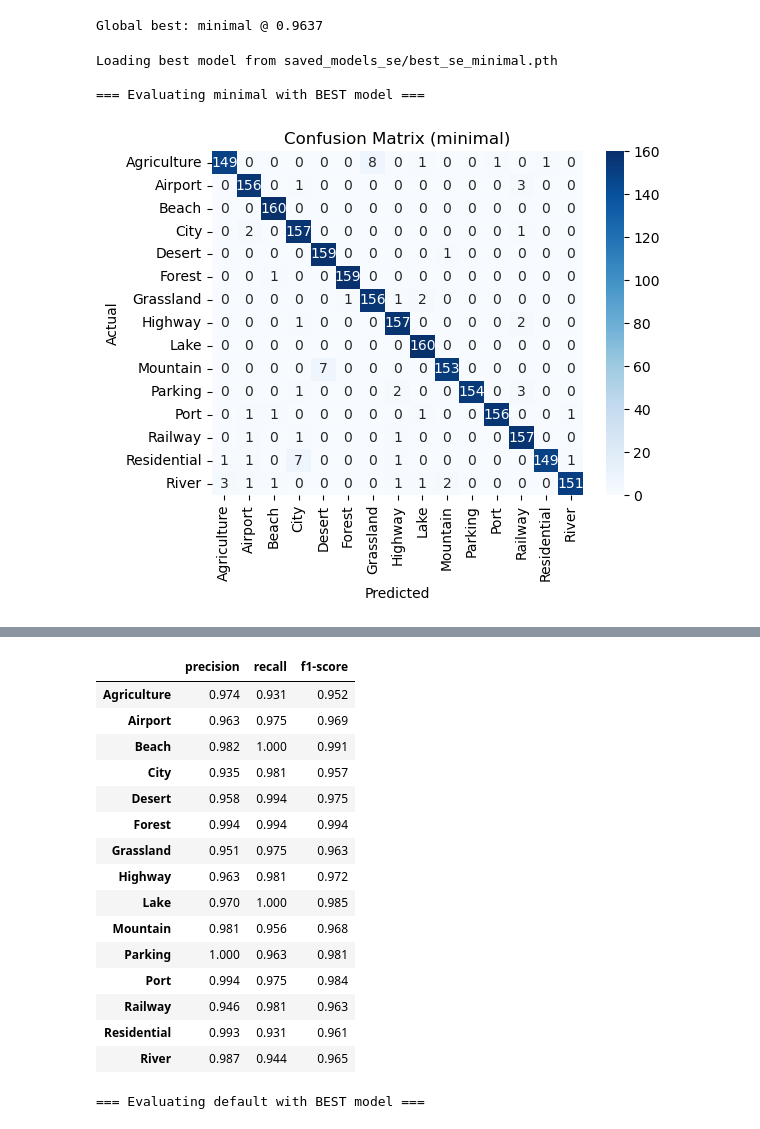
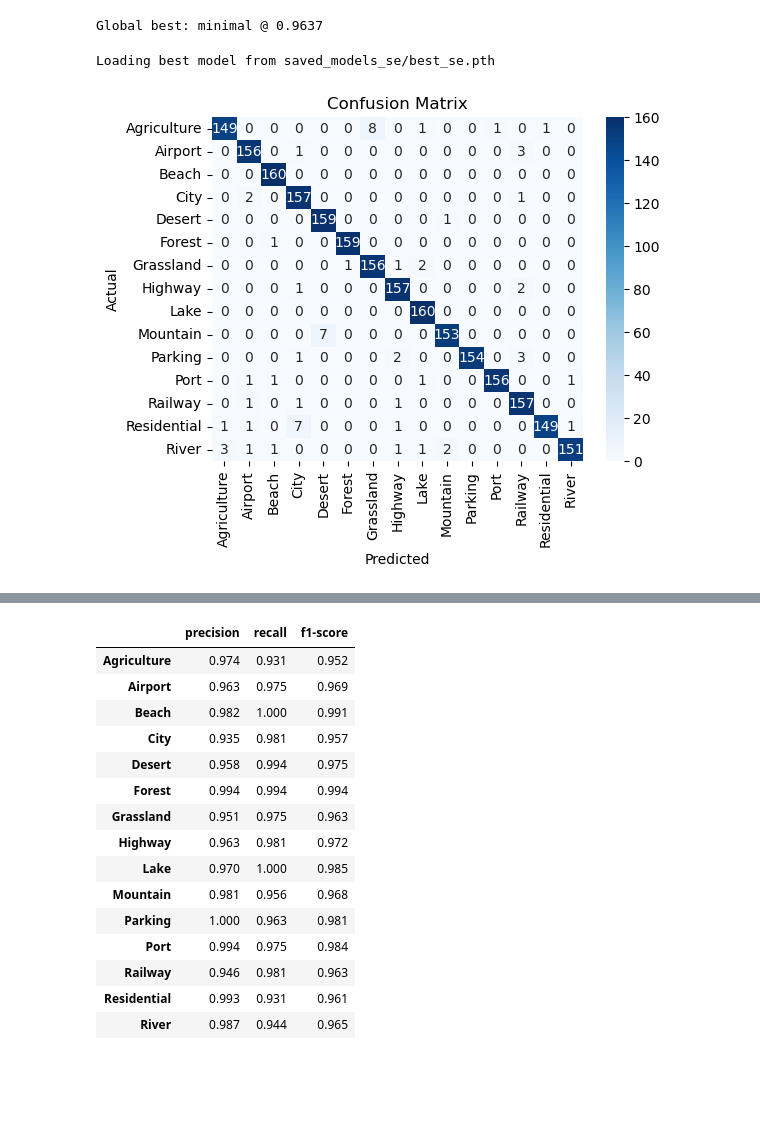
Before and after one commit to TobyZhang0/9517mango, a Jupyter notebook: DenseNet/DenseNet121_SE.ipynb, the cells around one changed output, grey strips where cells are left out. Cells and saved outputs as stored; diff of their text form; code cells hidden in the pictures; blank space fills up the shorter version.

```diff
--- a/DenseNet/DenseNet121_SE.ipynb
+++ b/DenseNet/DenseNet121_SE.ipynb
@@ -206,57 +206,42 @@ Epoch 10/10 | Loss: 32.2180 | Train Acc: 0.9553 | Val Acc: 0.9204 | Val Loss: 19
 Global best: minimal @ 0.9637
 # %%
 # Loading global best & three enhancement strategy predictions + visualization
-best_path = f"saved_models_se/best_se_{global_best_strategy}.pth"
+best_path = f"saved_models_se/best_se.pth"
 print("Loading best model from", best_path)
 
-results = []
-for strat in strategies:
-    print(f"\n=== Evaluating {strat} with BEST model ===")
-    _, _, test_loader, class_names = create_dataloaders(
-        root_dir=os.path.abspath(os.path.join("..","Aerial_Landscapes")),
-        batch_size=32, augmentation_strategy=strat, verbose=False
-    )
-    model = densenet121_se(num_classes=len(class_names)).to(device)
-    state = torch.load(best_path, map_location=device, weights_only=True)
-    model.load_state_dict(state)
-    model.eval()
+_, _, test_loader, class_names = create_dataloaders(
+    root_dir=os.path.abspath(os.path.join("..","Aerial_Landscapes")),
+    batch_size=32, verbose=False
+)
+model = densenet121_se(num_classes=len(class_names)).to(device)
+state = torch.load(best_path, map_location=device, weights_only=True)
+model.load_state_dict(state)
+model.eval()
 
-    y_true = []; y_pred = []
-    with torch.no_grad():
-        for imgs, lbls in test_loader:
-            imgs = imgs.to(device)
-            out = model(imgs)
-            preds = out.argmax(dim=1).cpu().numpy()
-            y_pred.extend(preds); y_true.extend(lbls.numpy())
+y_true = []; y_pred = []
+with torch.no_grad():
+    for imgs, lbls in test_loader:
+        imgs = imgs.to(device)
+        out = model(imgs)
+        preds = out.argmax(dim=1).cpu().numpy()
+        y_pred.extend(preds); y_true.extend(lbls.numpy())
 
-    cm = confusion_matrix(y_true, y_pred)
-    plt.figure(figsize=(6,5))
-    sns.heatmap(cm, annot=True, fmt='d', cmap='Blues',
+cm = confusion_matrix(y_true, y_pred)
+plt.figure(figsize=(6,5))
+sns.heatmap(cm, annot=True, fmt='d', cmap='Blues',
                 xticklabels=class_names, yticklabels=class_names)
-    plt.title(f"Confusion Matrix ({strat})")
-    plt.xlabel("Predicted"); plt.ylabel("Actual")
-    plt.tight_layout()
-    plt.show()
+plt.title(f"Confusion Matrix")
+plt.xlabel("Predicted"); plt.ylabel("Actual")
+plt.tight_layout()
+plt.show()
 
-    # Classification Reporting Form
-    report = classification_report(y_true, y_pred, target_names=class_names, output_dict=True)
-    df = pd.DataFrame(report).transpose().loc[class_names, ['precision','recall','f1-score']]
-    print(f"\nClassification Report ({strat}):")
-    display(df.style
-            .set_properties(**{'text-align':'center'})
-            .format(precision=3))
-
-    results.append((strat, df))
-
-# Final comparison table
-final = pd.concat({s:df for s,df in results}, axis=1)
-print("\n=== Final Comparison Table ===")
-display(final.style.set_table_styles([
-    {"selector":"th","props":[("text-align","center")]},
-    {"selector":"td","props":[("text-align","center")]}
-]).format(precision=3))
+# Classification Reporting Form
+report = classification_report(y_true, y_pred, target_names=class_names, output_dict=True)
+df = pd.DataFrame(report).transpose().loc[class_names, ['precision','recall','f1-score']]
+print(f"\nClassification Report:")
+display(df.style
+        .set_properties(**{'text-align':'center'})
+        .format(precision=3))
 # %% [output]
-Loading best model from saved_models_se/best_se_minimal.pth
-
-=== Evaluating minimal with BEST model ===
+Loading best model from saved_models_se/best_se.pth
-[figure, old version]
+[figure, new version]
@@ -277,4 +262,3 @@ Classification Report (minimal):
 | Railway | 0.946 | 0.981 | 0.963 |
 | Residential | 0.993 | 0.931 | 0.961 |
 | River | 0.987 | 0.944 | 0.965 |
-=== Evaluating default with BEST model ===
```
Also changed, not shown: parts of 3 cells of this notebook, 1 other file.
